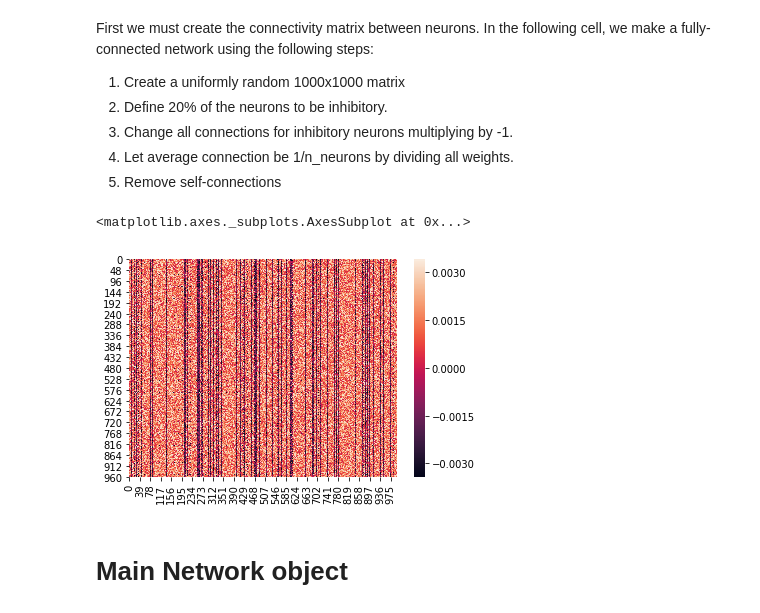
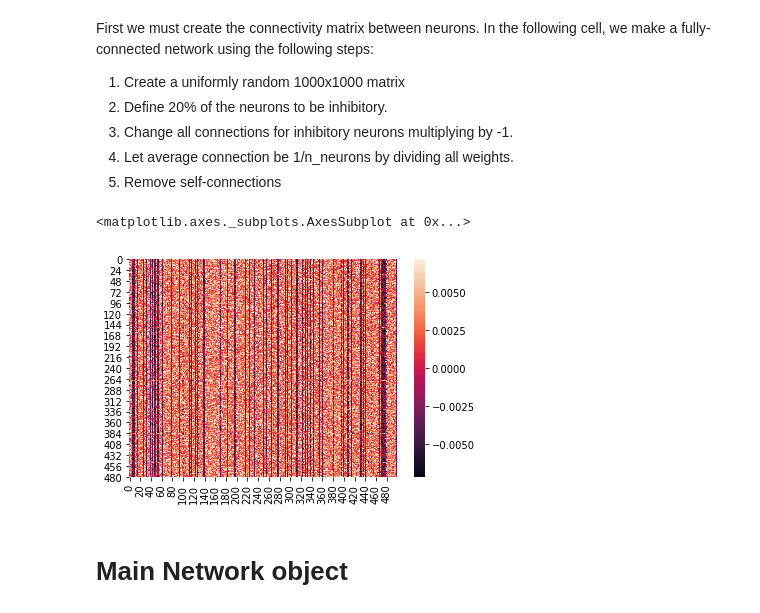
Before and after one commit to EstevaoUyra/criticality-on-neural-network, a Jupyter notebook: network.ipynb, the cells around one changed output. Drawn from its saved outputs; the diff is of its cells as text; code cells hidden in the pictures.

```diff
--- a/network.ipynb
+++ b/network.ipynb
@@ -19,24 +19,28 @@ In the following cell, we make a fully-connected network using the following ste
 4. Let average connection be 1/n_neurons by dividing all weights.
 5. Remove self-connections
 # %%
-N_NEURONS = 1000
-W = np.random.rand(N_NEURONS, N_NEURONS) # Step 1
+N_NEURONS = 500
+def get_W_matrix():
+    W = np.random.rand(N_NEURONS, N_NEURONS) # Step 1
 
-random_inhib = (np.random.rand(N_NEURONS) <.2) # Step 2
-W[:, random_inhib] = -1* W[:, random_inhib] # Step 3
+    random_inhib = (np.random.rand(N_NEURONS) <.2) # Step 2
+    W[:, random_inhib] = -1* W[:, random_inhib] # Step 3
 
-# Step 4
-ratio = 1 / N_NEURONS / W.mean()
-W = ratio * W
+    # Step 4
+    ratio = 1 / N_NEURONS / W.mean()
+    W = ratio * W
 
-# Step 5
-for i in range(N_NEURONS):
-    W[i,i] = 0
+    # Step 5
+    for i in range(N_NEURONS):
+        W[i,i] = 0
 
+    return W
+
+W = get_W_matrix()
 sns.heatmap(W)
 # %% [output]
 <matplotlib.axes._subplots.AxesSubplot at 0x...>
-[figure, old version]
+[figure, new version]
 # %%
 # Thalamic connections weights
 omega = np.ones((N_NEURONS, 1)) * 8 / N_NEURONS
```
Also changed, not shown: parts of 50 cells of this notebook.
